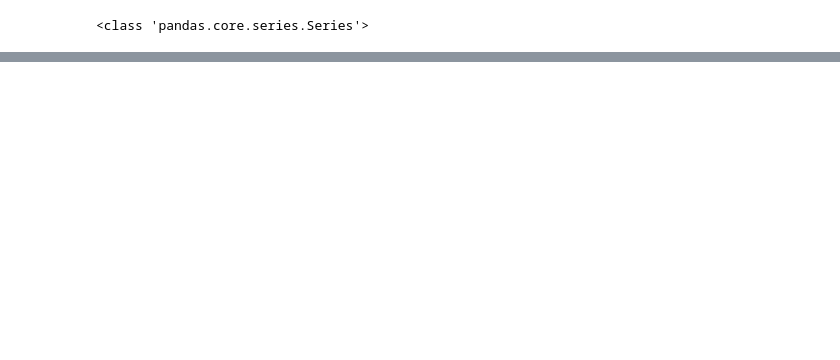
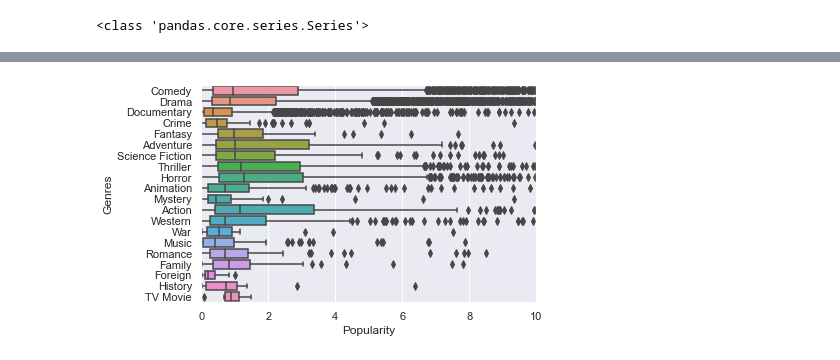
Before and after one commit to sathwikkes/Movie-Recommender-System, a Jupyter notebook: moviedataproject.ipynb, the cells around one changed output, grey strips where cells are left out. Cells and saved outputs as stored; diff of their text form; code cells hidden in the pictures; blank space fills up the shorter version.

```diff
--- a/moviedataproject.ipynb
+++ b/moviedataproject.ipynb
@@ -618,0 +468,9 @@ ax = sns.violinplot(x=one_genre_df['vote_average']['mean'])
+# %%
+#zoomed into the plot for a better view
+_ = sns.boxplot(data = movie_with_one, y=movie_genres_key, x='popularity', orient = "h")
+_ = plt.xlabel('Popularity')
+_ = plt.ylabel('Genres')
+_ = plt.xlim(0,10)
+plt.show()
+# %% [output]
+[figure, added]
```
Also changed, not shown: parts of 86 cells of this notebook.
